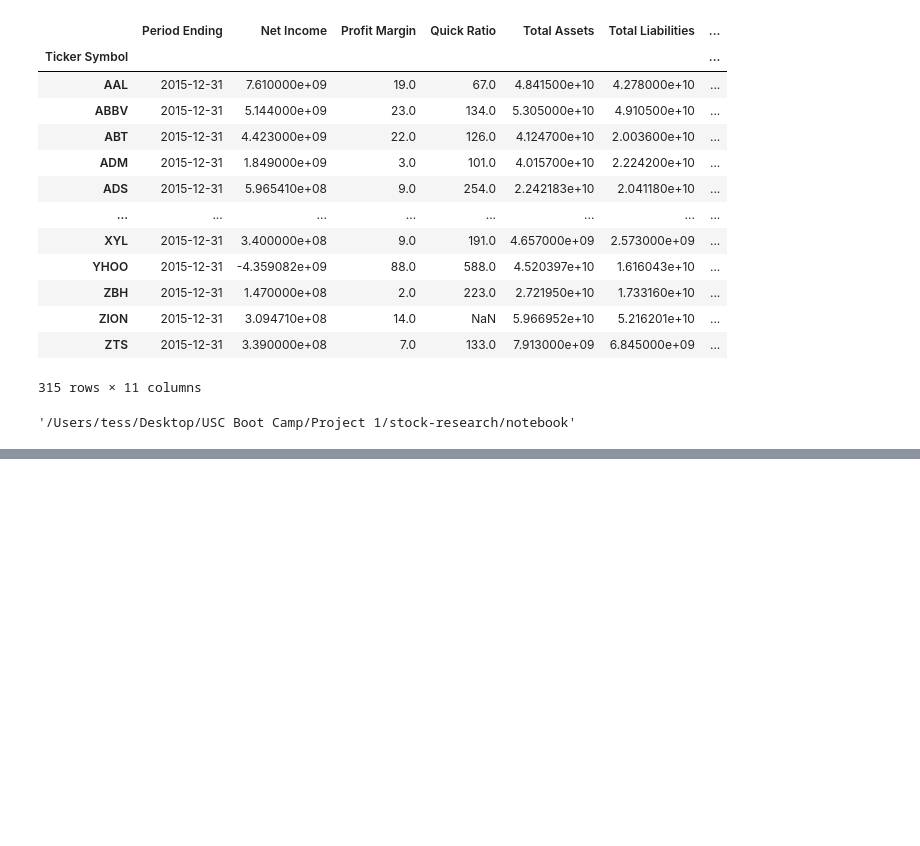
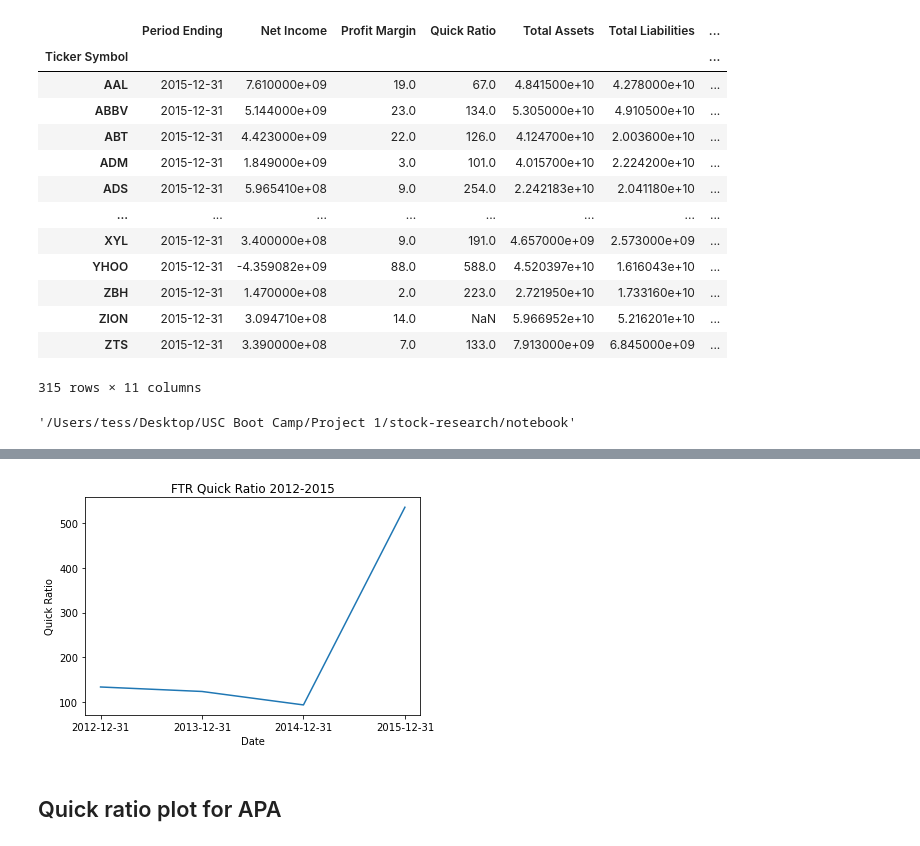
Before and after one commit to TessPalan/stock-research, a Jupyter notebook: notebook/cleaning_merge.ipynb, the cells around one changed output, grey strips where cells are left out. Saved outputs shown, nothing was run; the diff lists cells and outputs as text; code cells hidden in the pictures; blank space fills up the shorter version.

```diff
--- a/notebook/cleaning_merge.ipynb
+++ b/notebook/cleaning_merge.ipynb
@@ -123,0 +185,6 @@ Final_data_df.to_csv("../data/stocks_closing_info_2015.csv")
+# %%
+ftr_quick_ratio = fundamentals.loc[
+            fundamentals['Ticker Symbol'] == 'FTR' ,
+            ['Period Ending','Quick Ratio']
+]
+ftr_quick_ratio
@@ -123,0 +197,14 @@ Final_data_df.to_csv("../data/stocks_closing_info_2015.csv")
+# %%
+x_axis = ftr_quick_ratio['Period Ending']
+y_axis = ftr_quick_ratio['Quick Ratio']
+# %%
+plt.plot(x_axis,y_axis)
+plt.title("FTR Quick Ratio 2012-2015")
+plt.xlabel('Date')
+plt.ylabel('Quick Ratio')
+plt.savefig("../visuals/FTR_quickratio.png")
+plt.show()
+# %% [output]
+[figure, added]
+# %% [markdown]
+## Quick ratio plot for APA
```
Also changed, not shown: parts of 42 cells of this notebook, 17 other files.
